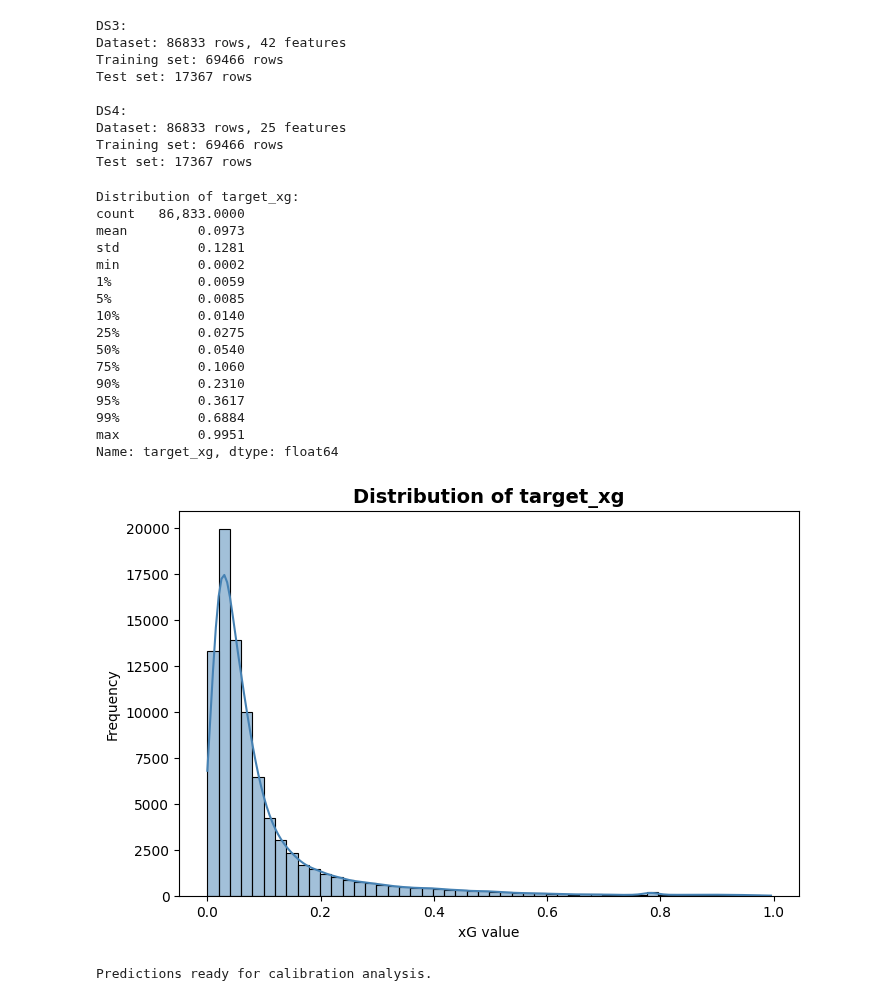
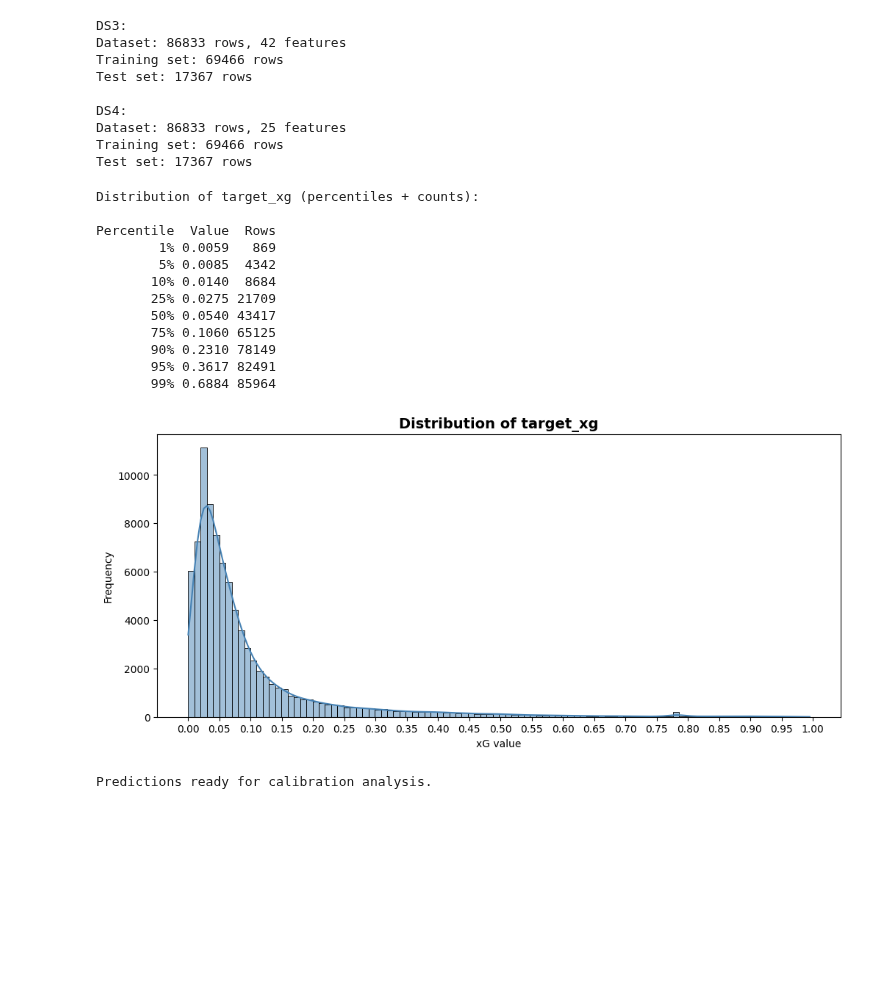
Before and after one commit to Manuele23/Parma-assignment, a Jupyter notebook: task1_xg/08_model_comparison.ipynb, the cells around one changed output. Saved outputs shown, nothing was run; the diff lists cells and outputs as text; code cells hidden in the pictures; blank space fills up the shorter version.

```diff
--- a/task1_xg/08_model_comparison.ipynb
+++ b/task1_xg/08_model_comparison.ipynb
@@ -200,34 +247,47 @@ Training set: 69466 rows
 Test set: 17367 rows
 # %%
 # Distribution analysis of target_xg
-percentiles = y_ds3.describe(percentiles=[0.01, 0.05, 0.1, 0.25, 0.5, 0.75, 0.9, 0.95, 0.99])
-print("Distribution of target_xg:")
-print(percentiles)
 
-plt.figure(figsize=(8,5))
-sns.histplot(y_ds3, bins=50, kde=True, color="steelblue")
+# Compute percentiles
+percentiles_list = [0.01, 0.05, 0.1, 0.25, 0.5, 0.75, 0.9, 0.95, 0.99]
+percentile_values = np.percentile(y_ds3, [p * 100 for p in percentiles_list])
+
+# Build DataFrame with percentile, value, and counts
+rows = []
+for p, val in zip(percentiles_list, percentile_values):
+    count = (y_ds3 <= val).sum()
+    rows.append({
+        "Percentile": f"{int(p*100)}%",
+        "Value": round(val, 4),
+        "Rows": count
+    })
+
+df_percentiles = pd.DataFrame(rows)
+
+print("Distribution of target_xg (percentiles + counts):\n")
+print(df_percentiles.to_string(index=False))
+
+plt.figure(figsize=(12,5))
+sns.histplot(y_ds3, bins=100, kde=True, color="steelblue")
 plt.title("Distribution of target_xg", fontsize=14, fontweight="bold")
+plt.xticks(np.arange(0, y_ds3.max() + 0.05, 0.05))
 plt.xlabel("xG value")
 plt.ylabel("Frequency")
 plt.show()
 # %% [output]
-Distribution of target_xg:
-count   86,833.0000
-mean         0.0973
-std          0.1281
-min          0.0002
-1%           0.0059
-5%           0.0085
-10%          0.0140
-25%          0.0275
-50%          0.0540
-75%          0.1060
-90%          0.2310
-95%          0.3617
-99%          0.6884
-max          0.9951
-Name: target_xg, dtype: float64
+Distribution of target_xg (percentiles + counts):
+
+Percentile  Value  Rows
+        1% 0.0059   869
+        5% 0.0085  4342
+       10% 0.0140  8684
+       25% 0.0275 21709
+       50% 0.0540 43417
+       75% 0.1060 65125
+       90% 0.2310 78149
+       95% 0.3617 82491
+       99% 0.6884 85964
-[figure, old version]
+[figure, new version]
 # %%
 import joblib
 import numpy as np
```
Also changed, not shown: parts of 5 cells of this notebook, 3 other files.
